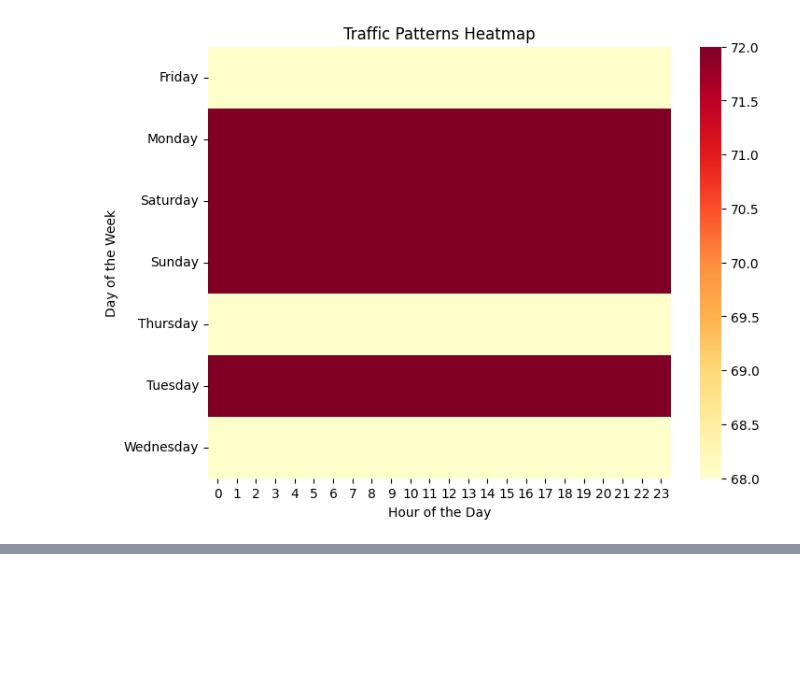
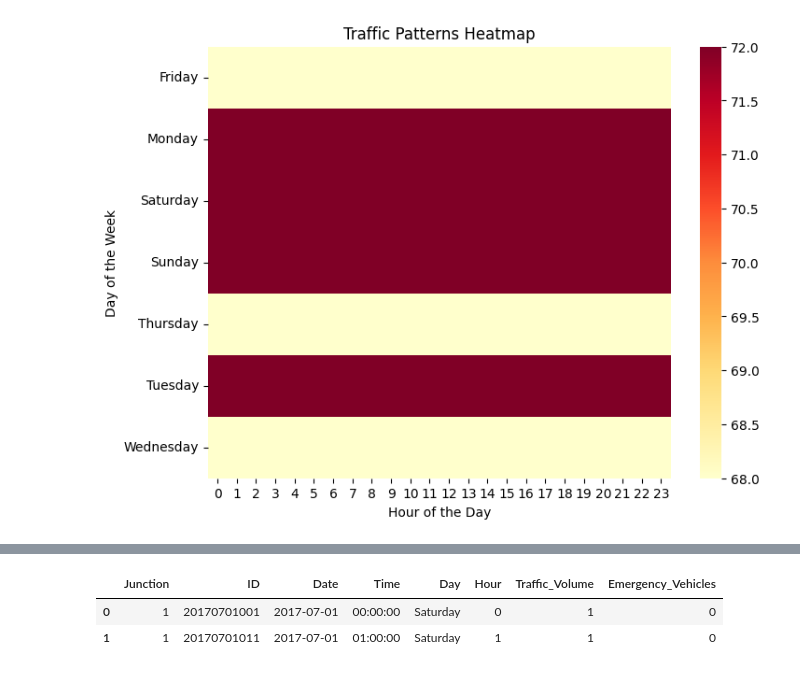
Before and after one commit to SamDurga2507/Traffic-management-project, a Jupyter notebook: Traffic_control.ipynb, the cells around one changed output, grey strips where cells are left out. Cells and saved outputs as stored; diff of their text form; code cells hidden in the pictures; blank space fills up the shorter version.

```diff
--- a/Traffic_control.ipynb
+++ b/Traffic_control.ipynb
@@ -168,0 +219,6 @@ plt.show()
+# %%
+df.head(2)
+# %% [output]
+|  | Junction | ID | Date | Time | Day | Hour | Traffic_Volume | Emergency_Vehicles |
+| 0 | 1 | 20170701001 | 2017-07-01 | 00:00:00 | Saturday | 0 | 1 | 0 |
+| 1 | 1 | 20170701011 | 2017-07-01 | 01:00:00 | Saturday | 1 | 1 | 0 |
```
Also changed, not shown: parts of 22 cells of this notebook.
